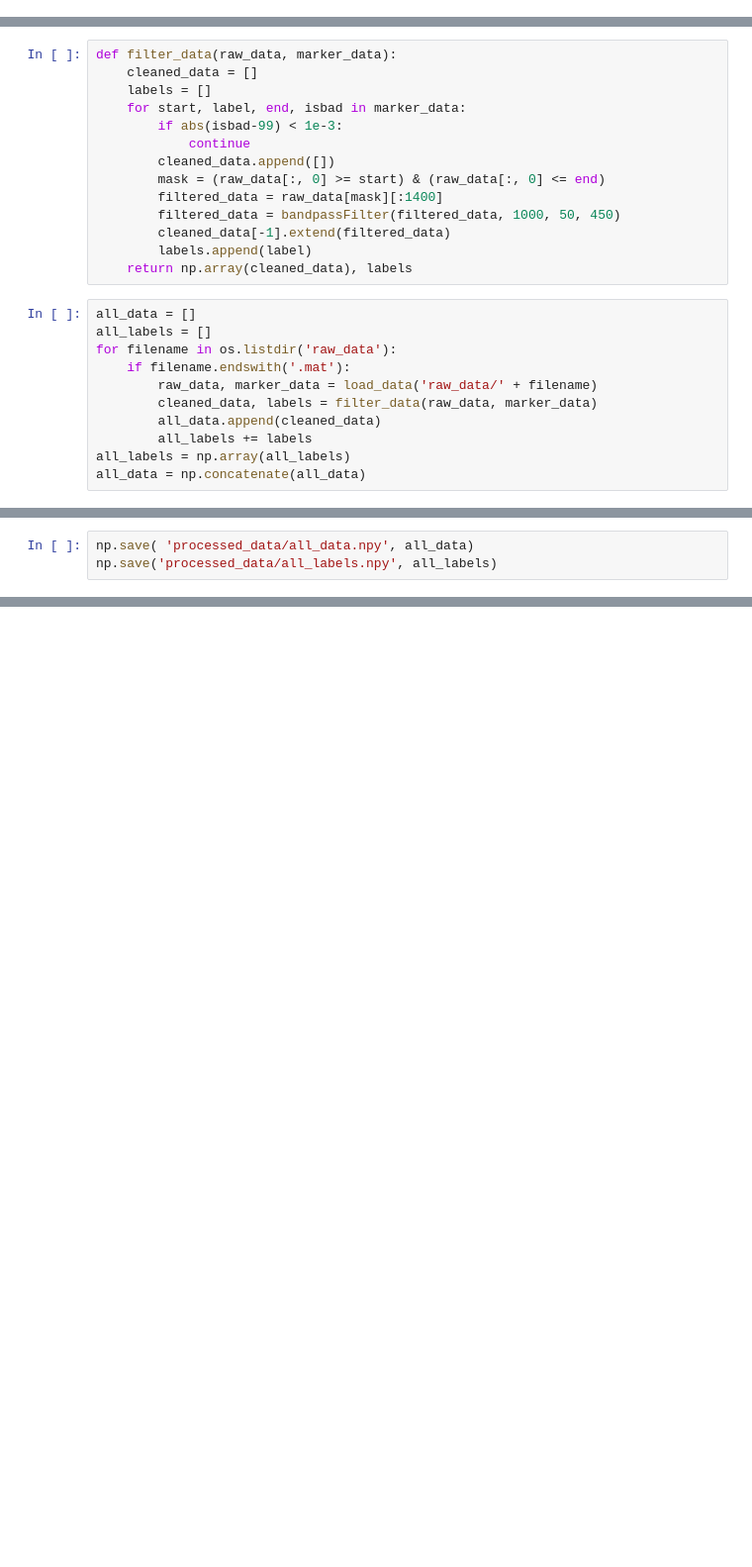
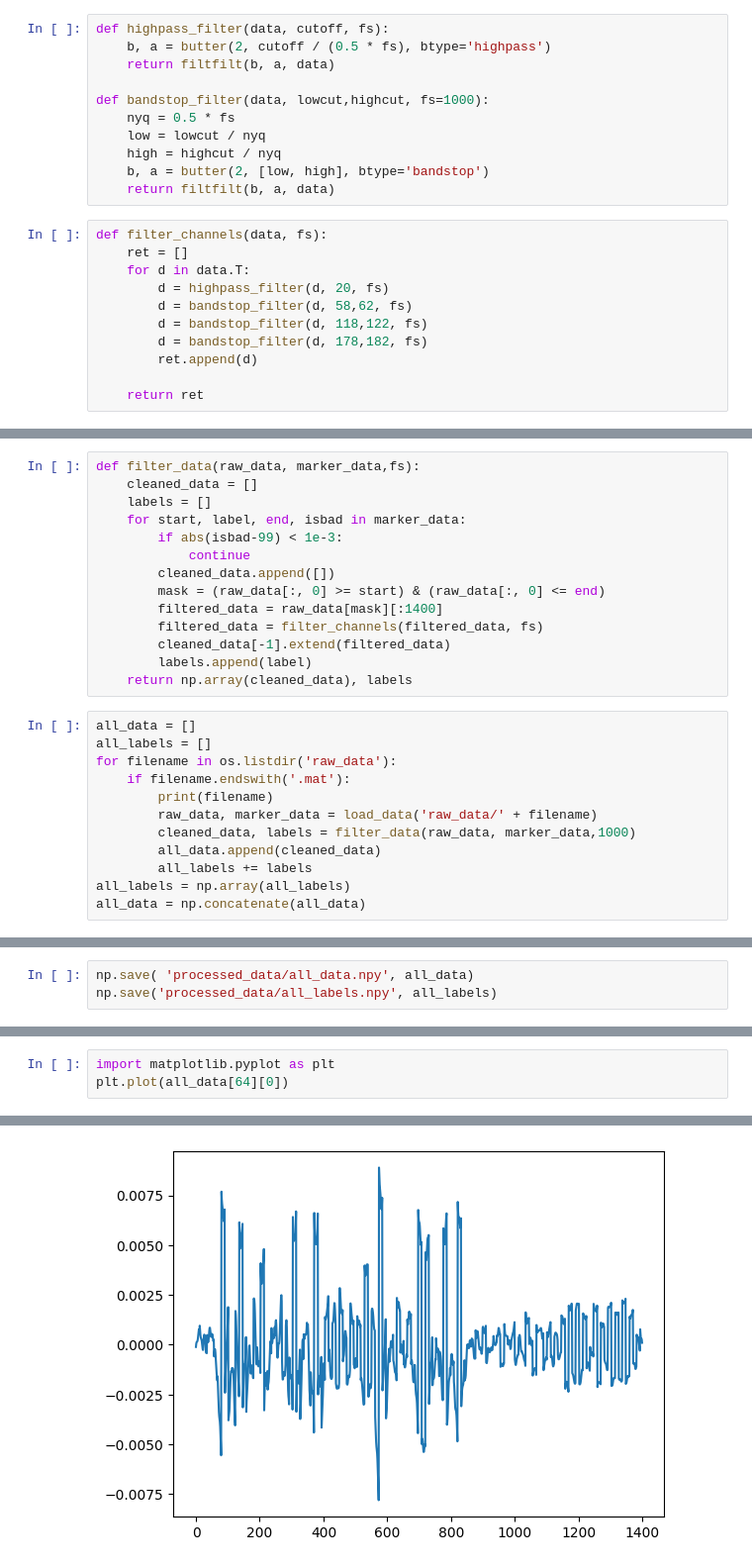
Before and after one commit to AlexisWu-01/EMG-rock-paper-scissor, a Jupyter notebook: clean_data.ipynb, the cells around one changed output, grey strips where cells are left out. Shown: that part at 99% size. Saved outputs shown, nothing was run; the diff lists cells and outputs as text; blank space fills up the shorter version.

```diff
--- a/clean_data.ipynb
+++ b/clean_data.ipynb
@@ -14,4 +15,26 @@ def load_data(filename):
     return data['lsl_data'][:,:-1], data['marker_data'].reshape(-1,4)
+# %%
+def highpass_filter(data, cutoff, fs):
+    b, a = butter(2, cutoff / (0.5 * fs), btype='highpass')
+    return filtfilt(b, a, data)
+
+def bandstop_filter(data, lowcut,highcut, fs=1000):
+    nyq = 0.5 * fs
+    low = lowcut / nyq
+    high = highcut / nyq
+    b, a = butter(2, [low, high], btype='bandstop')
+    return filtfilt(b, a, data)
+# %%
+def filter_channels(data, fs):
+    ret = []
+    for d in data.T:
+        d = highpass_filter(d, 20, fs)
+        d = bandstop_filter(d, 58,62, fs)
+        d = bandstop_filter(d, 118,122, fs)
+        d = bandstop_filter(d, 178,182, fs)
+        ret.append(d)
+
+    return ret
 # %%
 def bandpassFilter(data, sr, lowcut, highcut):
     ret = []
@@ -23,7 +46,7 @@ def bandpassFilter(data, sr, lowcut, highcut):
         ret.append(filtfilt(b, a, d))
     return ret
 # %%
-def filter_data(raw_data, marker_data):
+def filter_data(raw_data, marker_data,fs):
     cleaned_data = []
     labels = []
     for start, label, end, isbad in marker_data:
@@ -32,7 +55,7 @@ def filter_data(raw_data, marker_data):
         cleaned_data.append([])
         mask = (raw_data[:, 0] >= start) & (raw_data[:, 0] <= end)
         filtered_data = raw_data[mask][:1400]
-        filtered_data = bandpassFilter(filtered_data, 1000, 50, 450)
+        filtered_data = filter_channels(filtered_data, fs)
         cleaned_data[-1].extend(filtered_data)
         labels.append(label)
     return np.array(cleaned_data), labels
@@ -41,8 +64,9 @@ all_data = []
 all_labels = []
 for filename in os.listdir('raw_data'):
     if filename.endswith('.mat'):
+        print(filename)
         raw_data, marker_data = load_data('raw_data/' + filename)
-        cleaned_data, labels = filter_data(raw_data, marker_data)
+        cleaned_data, labels = filter_data(raw_data, marker_data,1000)
         all_data.append(cleaned_data)
         all_labels += labels
 all_labels = np.array(all_labels)
@@ -56,0 +100,4 @@ all_data.shape
+# %%
+import matplotlib.pyplot as plt
+plt.plot(all_data[64][0])
+# %% [output]
@@ -56,0 +105 @@ all_data.shape
+[figure, added]
```
Also changed, not shown: parts of 5 cells of this notebook, 2 other files.
